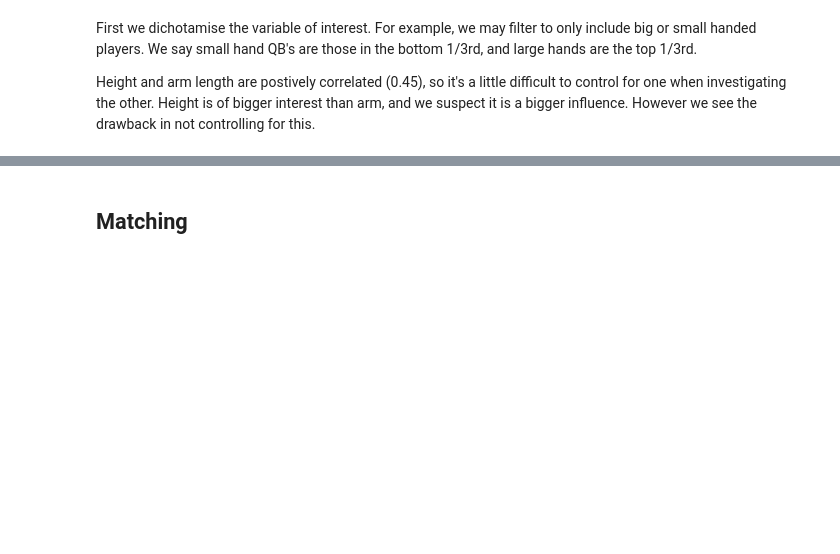
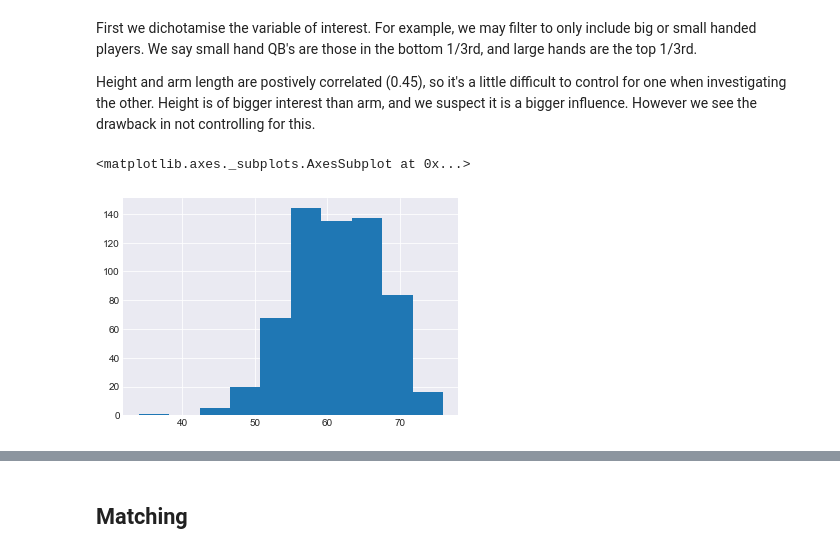
Before and after one commit to lewisbails/nfl-project, a Jupyter notebook: notebooks/passer_ratings.ipynb, the cells around one changed output, grey strips where cells are left out. Cells and saved outputs as stored; diff of their text form; code cells hidden in the pictures; blank space fills up the shorter version.

```diff
--- a/notebooks/passer_ratings.ipynb
+++ b/notebooks/passer_ratings.ipynb
@@ -60,6 +56,11 @@ drop = []
 
 # specifically for height study
 # df_exp.drop('arm', axis=1, inplace=True)
+# %%
+df_exp[original].hist()
+# %% [output]
+<matplotlib.axes._subplots.AxesSubplot at 0x...>
+[figure, added]
 # %%
 big = np.percentile(df_exp[original], q=66)
 small = np.percentile(df_exp[original], q=33)
```
Also changed, not shown: parts of 13 cells of this notebook, 2 other files.
